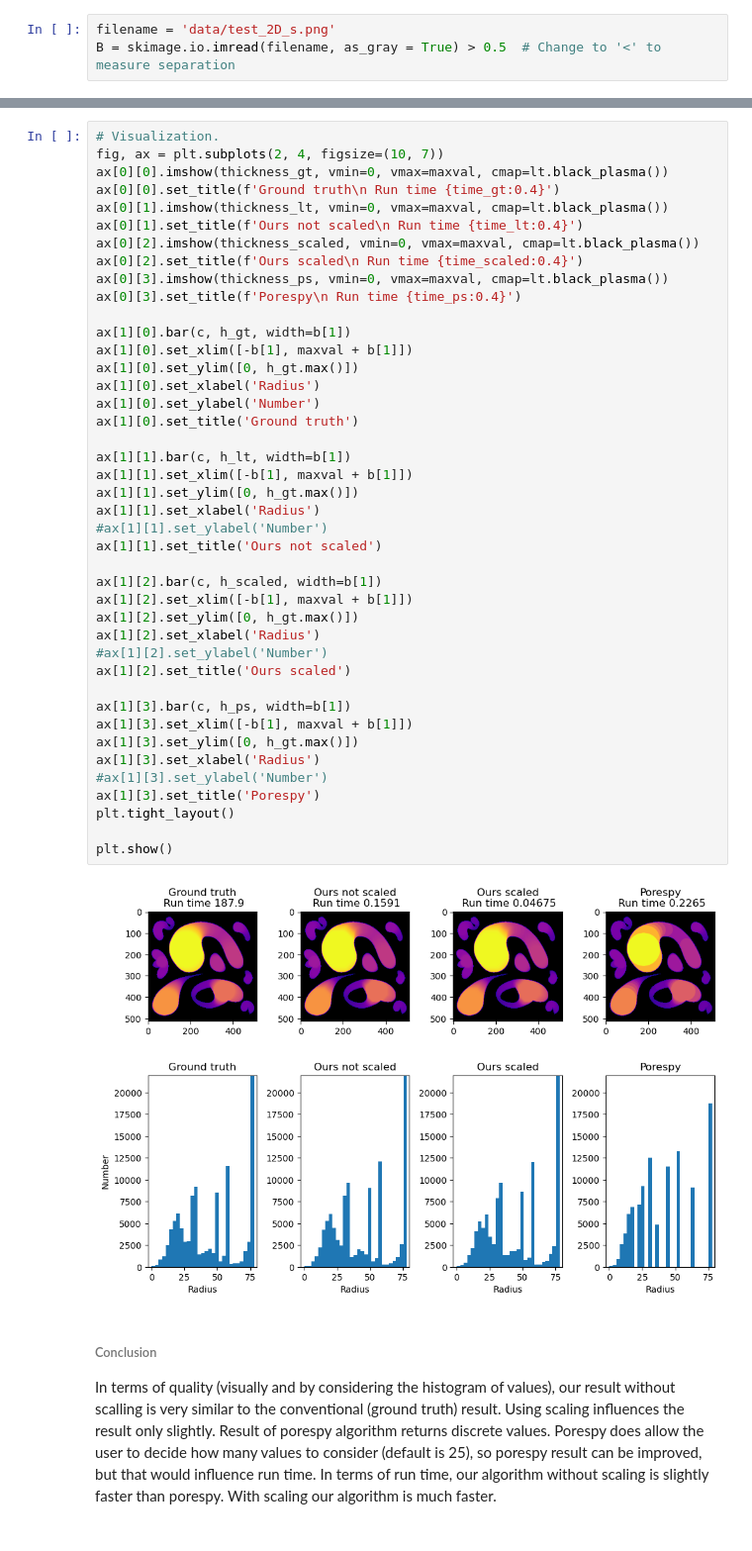
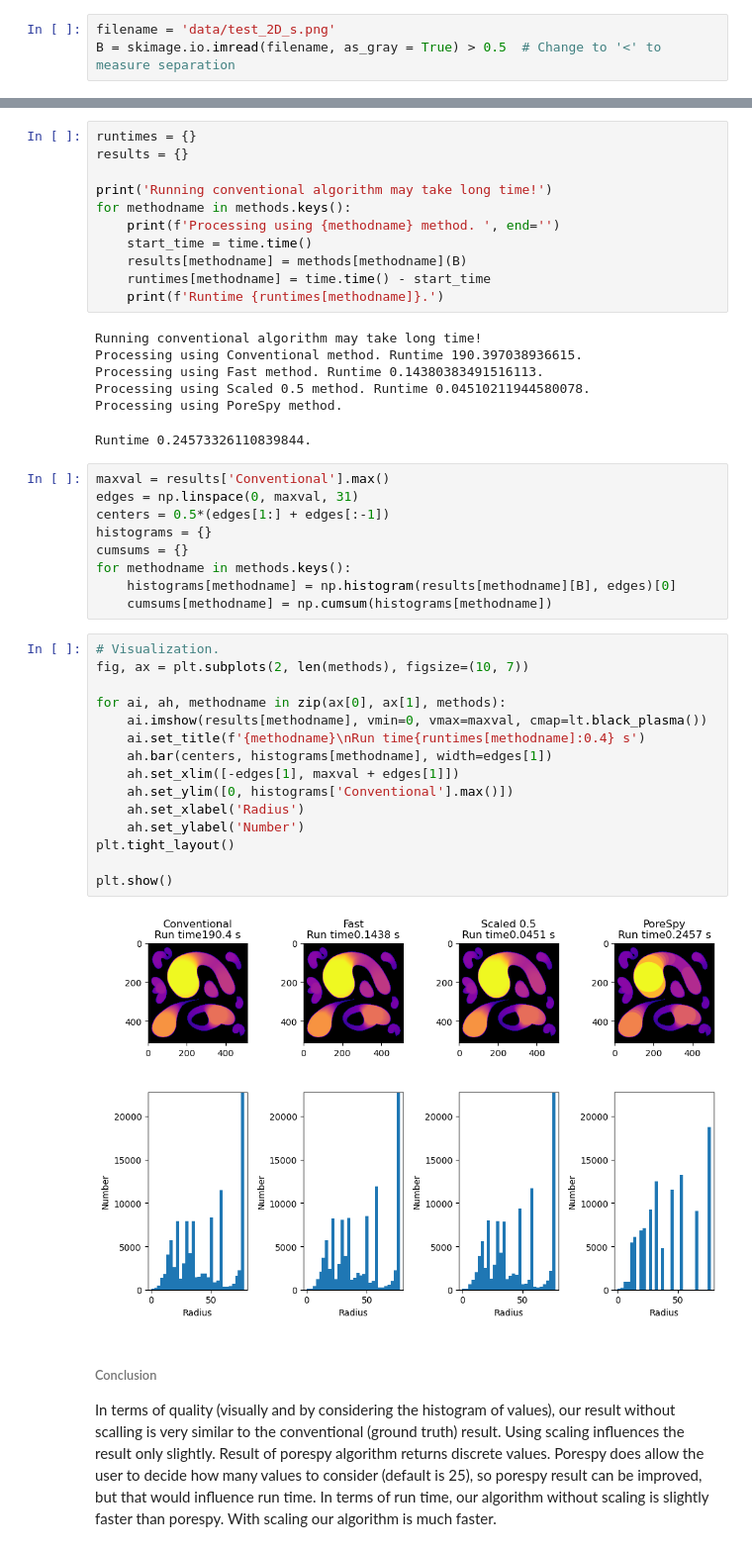
Before and after one commit to vedranaa/local-thickness, a Jupyter notebook: Comparison 2D.ipynb, the cells around one changed output, grey strips where cells are left out. Shown at 99% size. Saved outputs shown, nothing was run; the diff lists cells and outputs as text.

Commit message:
Added visualization notebook

```diff
--- a/Comparison 2D.ipynb
+++ b/Comparison 2D.ipynb
@@ -62,47 +35,47 @@ h_ps = np.histogram(thickness_ps[B], bins=b)[0]
+# %%
+runtimes = {}
+results = {}
+
+print('Running conventional algorithm may take long time!')
+for methodname in methods.keys():
+    print(f'Processing using {methodname} method. ', end='')
+    start_time = time.time()
+    results[methodname] = methods[methodname](B)
+    runtimes[methodname] = time.time() - start_time
+    print(f'Runtime {runtimes[methodname]}.')
+# %% [output]
+Running conventional algorithm may take long time!
+Processing using Conventional method. Runtime 190.397038936615.
+Processing using Fast method. Runtime 0.14380383491516113.
+Processing using Scaled 0.5 method. Runtime 0.04510211944580078.
+Processing using PoreSpy method.
+Runtime 0.24573326110839844.
+# %%
+maxval = results['Conventional'].max()
+edges = np.linspace(0, maxval, 31)
+centers = 0.5*(edges[1:] + edges[:-1])
+histograms = {}
+cumsums = {}
+for methodname in methods.keys():
+    histograms[methodname] = np.histogram(results[methodname][B], edges)[0]
+    cumsums[methodname] = np.cumsum(histograms[methodname])
 # %%
 # Visualization.
-fig, ax = plt.subplots(2, 4, figsize=(10, 7))
-ax[0][0].imshow(thickness_gt, vmin=0, vmax=maxval, cmap=lt.black_plasma())
-ax[0][0].set_title(f'Ground truth\n Run time {time_gt:0.4}')
-ax[0][1].imshow(thickness_lt, vmin=0, vmax=maxval, cmap=lt.black_plasma())
-ax[0][1].set_title(f'Ours not scaled\n Run time {time_lt:0.4}')
-ax[0][2].imshow(thickness_scaled, vmin=0, vmax=maxval, cmap=lt.black_plasma())
-ax[0][2].set_title(f'Ours scaled\n Run time {time_scaled:0.4}')
-ax[0][3].imshow(thickness_ps, vmin=0, vmax=maxval, cmap=lt.black_plasma())
-ax[0][3].set_title(f'Porespy\n Run time {time_ps:0.4}')
+fig, ax = plt.subplots(2, len(methods), figsize=(10, 7))
 
-ax[1][0].bar(c, h_gt, width=b[1])
-ax[1][0].set_xlim([-b[1], maxval + b[1]])
-ax[1][0].set_ylim([0, h_gt.max()])
-ax[1][0].set_xlabel('Radius')
-ax[1][0].set_ylabel('Number')
-ax[1][0].set_title('Ground truth')
-
-ax[1][1].bar(c, h_lt, width=b[1])
-ax[1][1].set_xlim([-b[1], maxval + b[1]])
-ax[1][1].set_ylim([0, h_gt.max()])
-ax[1][1].set_xlabel('Radius')
-#ax[1][1].set_ylabel('Number')
-ax[1][1].set_title('Ours not scaled')
-
-ax[1][2].bar(c, h_scaled, width=b[1])
-ax[1][2].set_xlim([-b[1], maxval + b[1]])
-ax[1][2].set_ylim([0, h_gt.max()])
-ax[1][2].set_xlabel('Radius')
-#ax[1][2].set_ylabel('Number')
-ax[1][2].set_title('Ours scaled')
-
-ax[1][3].bar(c, h_ps, width=b[1])
-ax[1][3].set_xlim([-b[1], maxval + b[1]])
-ax[1][3].set_ylim([0, h_gt.max()])
-ax[1][3].set_xlabel('Radius')
-#ax[1][3].set_ylabel('Number')
-ax[1][3].set_title('Porespy')
+for ai, ah, methodname in zip(ax[0], ax[1], methods):
+    ai.imshow(results[methodname], vmin=0, vmax=maxval, cmap=lt.black_plasma())
+    ai.set_title(f'{methodname}\nRun time{runtimes[methodname]:0.4} s')
+    ah.bar(centers, histograms[methodname], width=edges[1])
+    ah.set_xlim([-edges[1], maxval + edges[1]])
+    ah.set_ylim([0, histograms['Conventional'].max()])
+    ah.set_xlabel('Radius')
+    ah.set_ylabel('Number')
 plt.tight_layout()
 
 plt.show()
 # %% [output]
-[figure, old version]
+[figure, new version]
 # %% [markdown]
 ###### Conclusion
 In terms of quality (visually and by considering the histogram of values), our result without scalling is very similar to the conventional (ground truth) result. Using scaling influences the result only slightly. Result of porespy algorithm returns discrete values. Porespy does allow the user to decide how many values to consider (default is 25), so porespy result can be improved, but that would influence run time.
```
Also changed, not shown: parts of 14 cells of this notebook, 5 other files.
